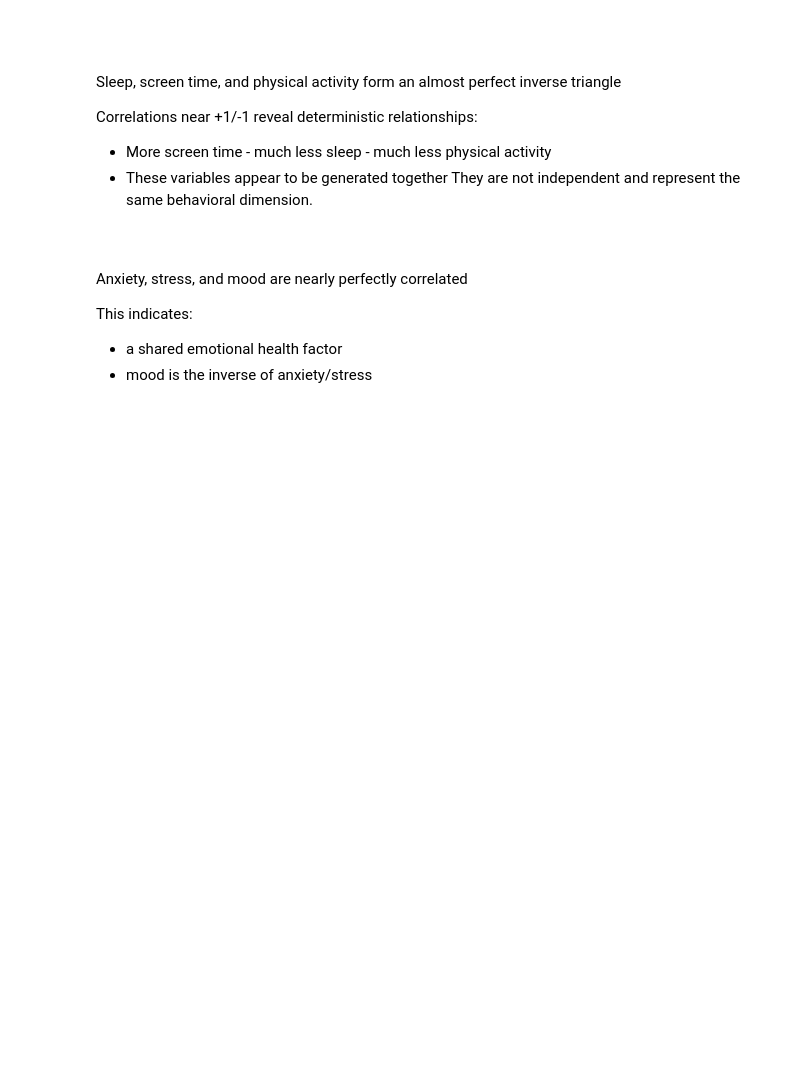
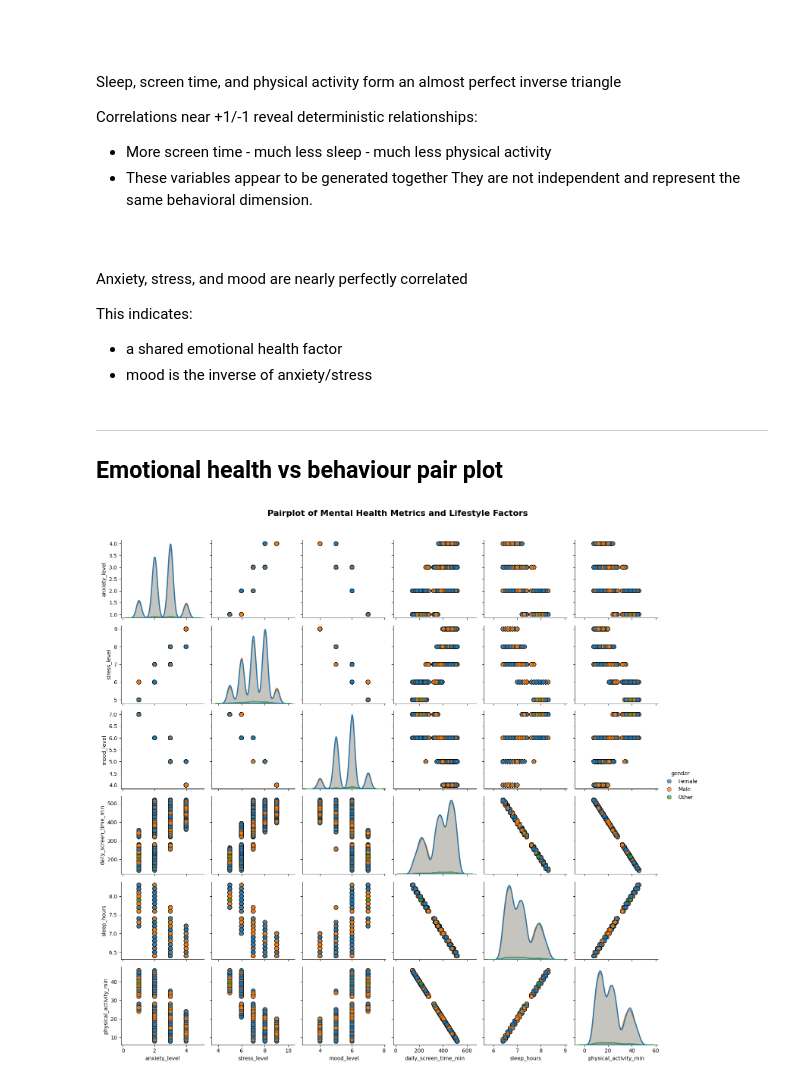
Before and after one commit to petedanielsmith/social-media-effect-on-mental-health, a Jupyter notebook: jupyter_notebooks/02_eda_exploratory_data_analysis.ipynb, the cells around one changed output. Saved outputs shown, nothing was run; the diff lists cells and outputs as text; code cells hidden in the pictures; blank space fills up the shorter version.

Commit message:
Add pair plot for emotional health vs behaviour to NB02 (#24)

```diff
--- a/jupyter_notebooks/02_eda_exploratory_data_analysis.ipynb
+++ b/jupyter_notebooks/02_eda_exploratory_data_analysis.ipynb
@@ -111,3 +111,28 @@ Anxiety, stress, and mood are nearly perfectly correlated
 This indicates:
 - a shared emotional health factor
 - mood is the inverse of anxiety/stress
+# %% [markdown]
+---
+
+## Emotional health vs behaviour pair plot
+# %%
+# Pairplot to visualise relationships between mental health metrics and lifestyle factors
+sns.pairplot(df, vars=[
+                "anxiety_level", "stress_level", "mood_level",
+                "daily_screen_time_min", "sleep_hours", "physical_activity_min"
+            ],
+            hue="gender",
+            plot_kws={"alpha": 0.7, "s": 60, "edgecolor": "k"},
+            diag_kws={"fill": True, "linewidth": 2})
+
+# Add overall title
+plt.suptitle('Pairplot of Mental Health Metrics and Lifestyle Factors', fontsize=16, fontweight='bold')
+
+# Adjust spacing for suptitle and legend
+plt.tight_layout(rect=[0, 0, 0.94, 0.96])
+
+# Save figure and show
+plt.savefig('../charts/pairplot_mental_health_metrics.png')
+plt.show()
+# %% [output]
+[figure, added]
```
Also changed, not shown: parts of 1 cell of this notebook, 1 other file.
